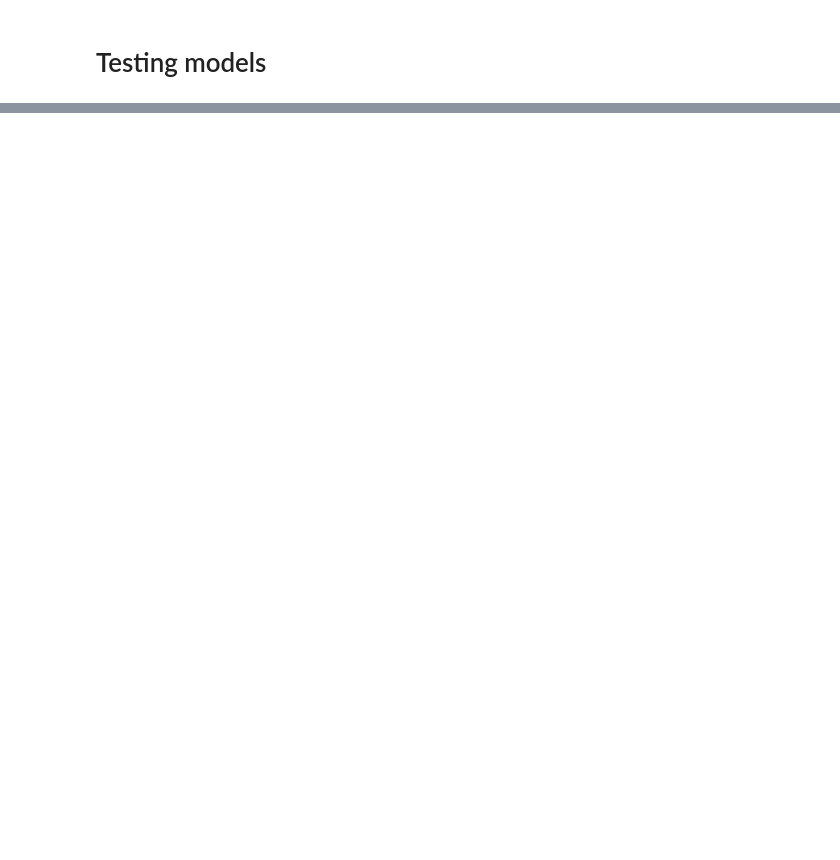
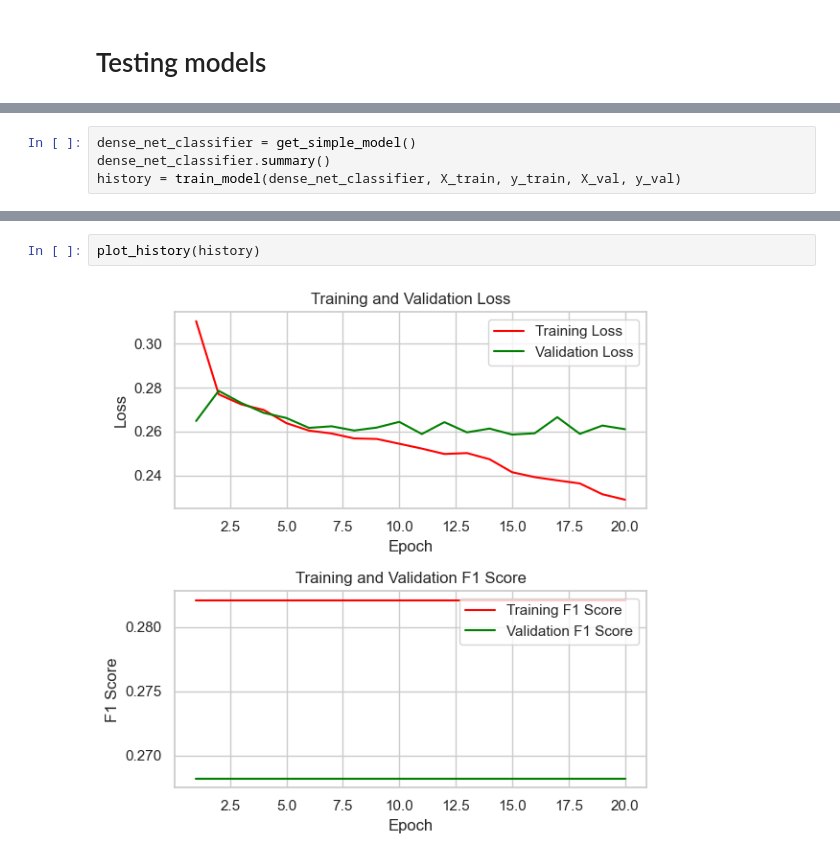
Before and after one commit to Michael-Pytel/Consumer-Loans-Analysis, a Jupyter notebook: notebooks/modeling_validation.ipynb, the cells around one changed output, grey strips where cells are left out. Saved outputs shown, nothing was run; the diff lists cells and outputs as text; blank space fills up the shorter version.

```diff
--- a/notebooks/modeling_validation.ipynb
+++ b/notebooks/modeling_validation.ipynb
@@ -367,0 +375,4 @@ ROC AUC score: 0.8999221746704105
+# %%
+dense_net_classifier = get_simple_model()
+dense_net_classifier.summary()
+history = train_model(dense_net_classifier, X_train, y_train, X_val, y_val)
@@ -367,0 +418,4 @@ ROC AUC score: 0.8999221746704105
+# %%
+plot_history(history)
+# %% [output]
+[figure, added]
```
Also changed, not shown: parts of 61 cells of this notebook, 2 other files.
